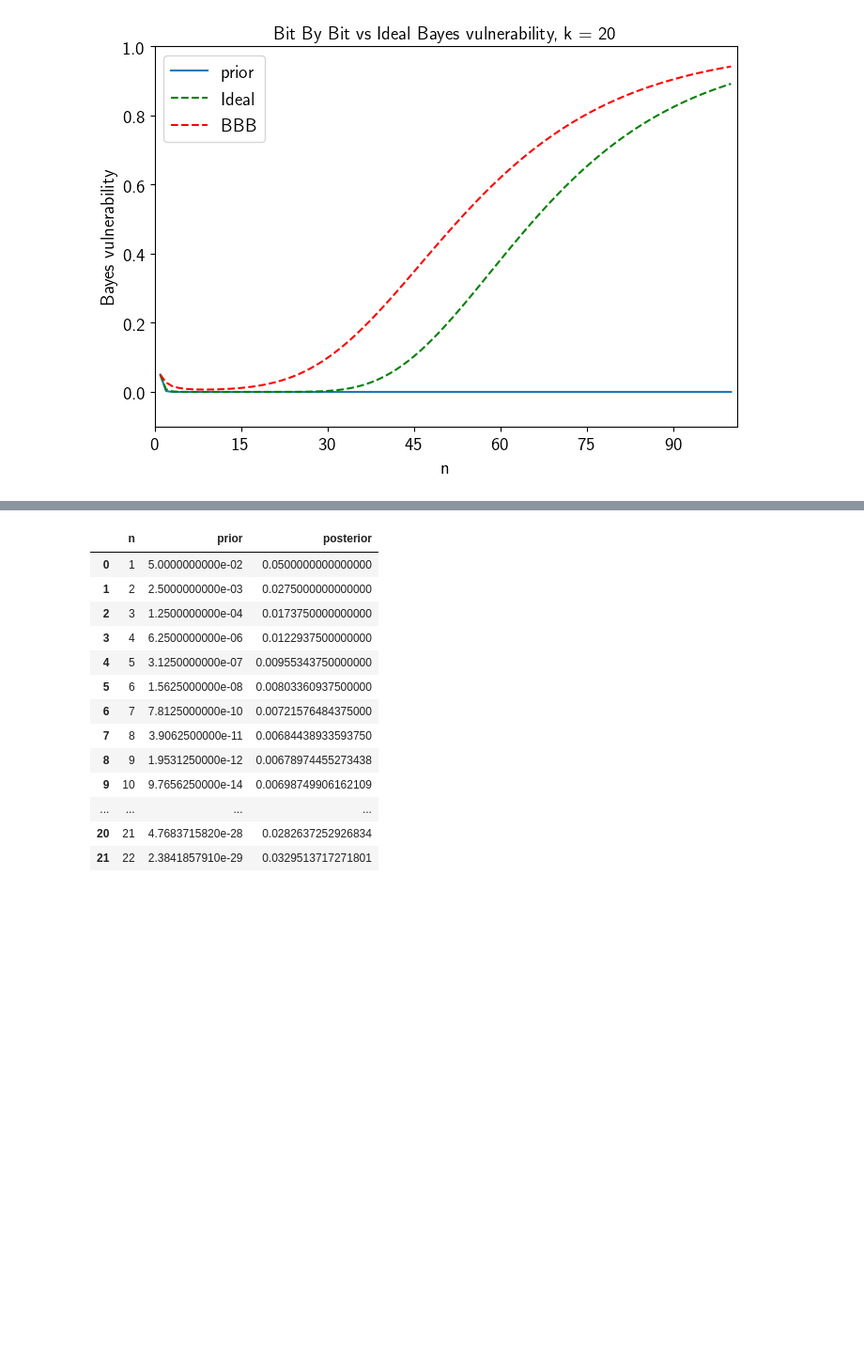
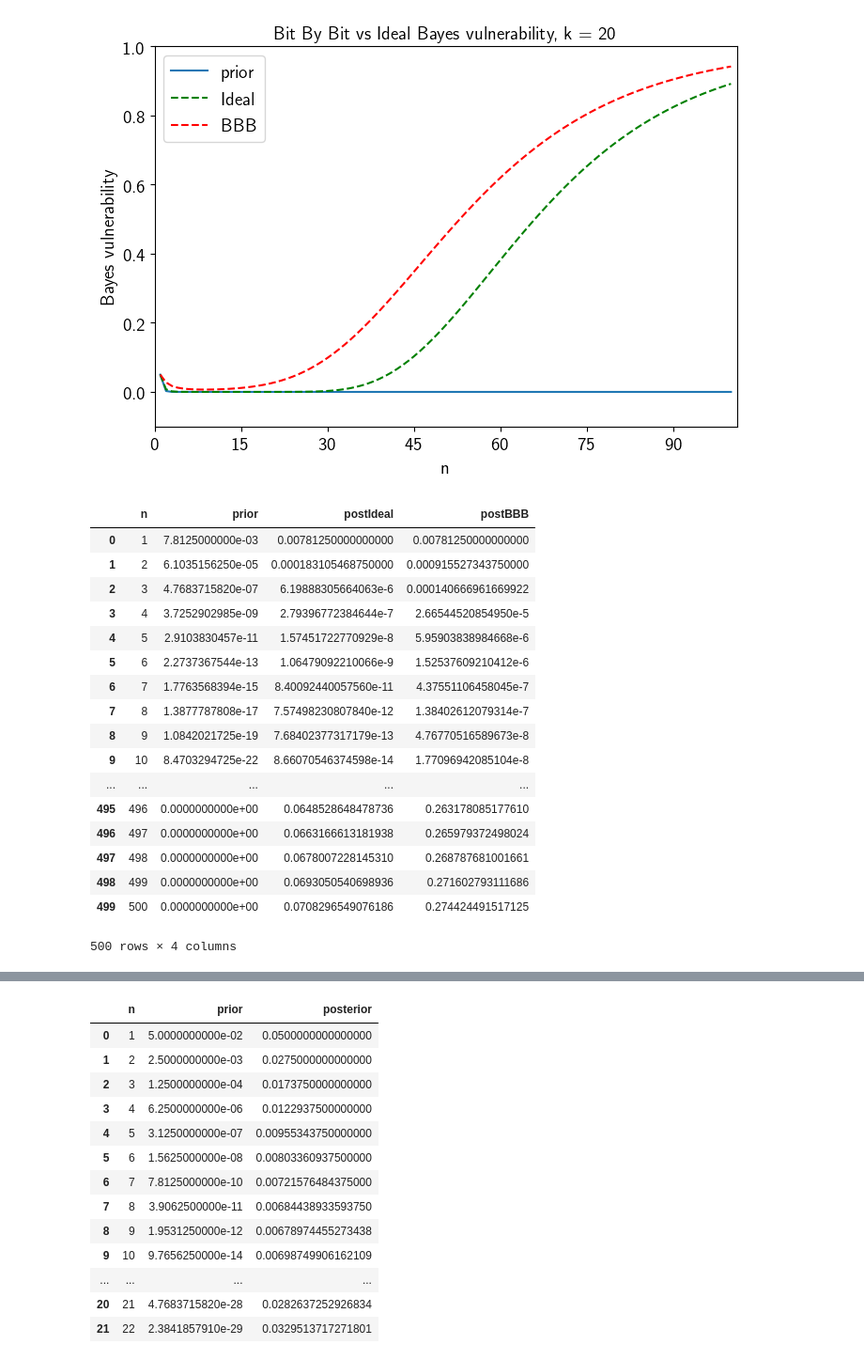
Before and after one commit to majk12/ore, a Jupyter notebook: ore_BbB_bayes.ipynb, the cells around one changed output, grey strips where cells are left out. Shown at 94% size. Drawn from its saved outputs; the diff is of its cells as text; code cells hidden in the pictures; blank space fills up the shorter version.

```diff
--- a/ore_BbB_bayes.ipynb
+++ b/ore_BbB_bayes.ipynb
@@ -475,3 +636,28 @@ df20n100vs
 graph_it_vs(n_range, k, df20n100vs)
 # %% [output]
 [figure]
+# %%
+n_range = 500
+k = 128
+M = M128
+df128vs = df_uni_ore_idealvsBBB_bayes(n_range, k, M)
+df128vs
+# %% [output]
+|  | n | prior | postIdeal | postBBB |
+| 0 | 1 | 7.8125000000e-03 | 0.00781250000000000 | 0.00781250000000000 |
+| 1 | 2 | 6.1035156250e-05 | 0.000183105468750000 | 0.000915527343750000 |
+| 2 | 3 | 4.7683715820e-07 | 6.19888305664063e-6 | 0.000140666961669922 |
+| 3 | 4 | 3.7252902985e-09 | 2.79396772384644e-7 | 2.66544520854950e-5 |
+| 4 | 5 | 2.9103830457e-11 | 1.57451722770929e-8 | 5.95903838984668e-6 |
+| 5 | 6 | 2.2737367544e-13 | 1.06479092210066e-9 | 1.52537609210412e-6 |
+| 6 | 7 | 1.7763568394e-15 | 8.40092440057560e-11 | 4.37551106458045e-7 |
+| 7 | 8 | 1.3877787808e-17 | 7.57498230807840e-12 | 1.38402612079314e-7 |
+| 8 | 9 | 1.0842021725e-19 | 7.68402377317179e-13 | 4.76770516589673e-8 |
+| 9 | 10 | 8.4703294725e-22 | 8.66070546374598e-14 | 1.77096942085104e-8 |
+| ... | ... | ... | ... | ... |
+| 495 | 496 | 0.0000000000e+00 | 0.0648528648478736 | 0.263178085177610 |
+| 496 | 497 | 0.0000000000e+00 | 0.0663166613181938 | 0.265979372498024 |
+| 497 | 498 | 0.0000000000e+00 | 0.0678007228145310 | 0.268787681001661 |
+| 498 | 499 | 0.0000000000e+00 | 0.0693050540698936 | 0.271602793111686 |
+| 499 | 500 | 0.0000000000e+00 | 0.0708296549076186 | 0.274424491517125 |
+500 rows × 4 columns
```
Also changed, not shown: parts of 14 cells of this notebook.
